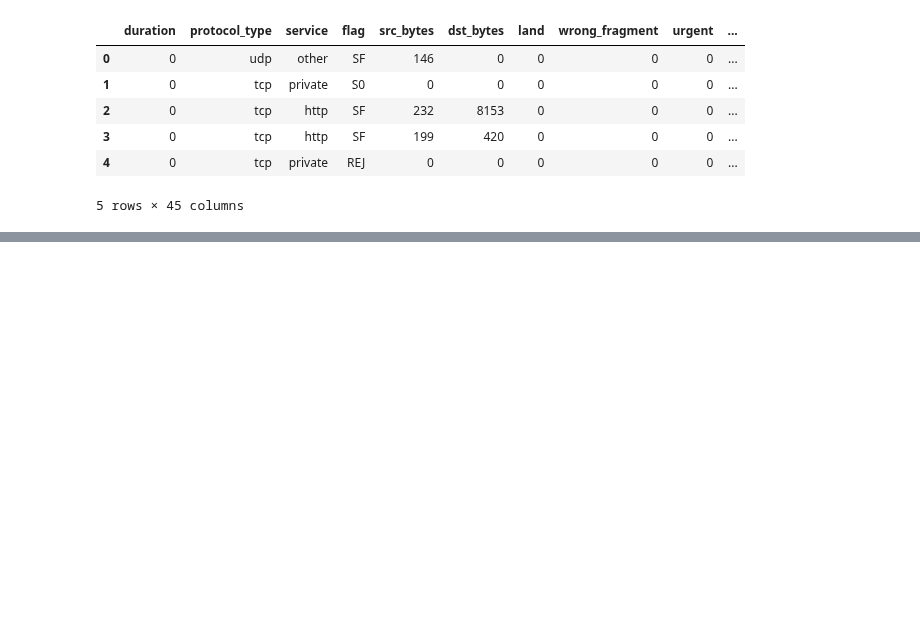
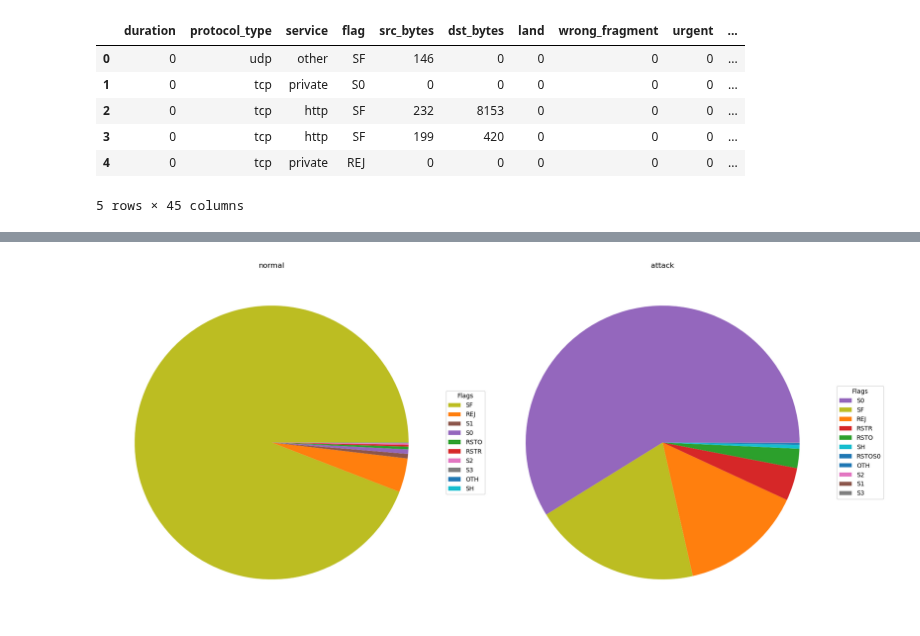
Before and after one commit to ABCchocolate/NIDS, a Jupyter notebook: NIDS.ipynb, the cells around one changed output, grey strips where cells are left out. Cells and saved outputs as stored; diff of their text form; code cells hidden in the pictures; blank space fills up the shorter version.

```diff
--- a/NIDS.ipynb
+++ b/NIDS.ipynb
@@ -222,0 +296,10 @@ df.head()
+# %%
+# get a series with the count of each flag for attack and normal traffic
+normal_flags = df.loc[df.attack_flag == 0].flag.value_counts()
+attack_flags = df.loc[df.attack_flag == 1].flag.value_counts()
+
+# create the charts
+flag_axs = bake_pies([normal_flags, attack_flags], ['normal','attack'])
+plt.show()
+# %% [output]
+[figure, added]
```
Also changed, not shown: parts of 38 cells of this notebook, 1 other file.
